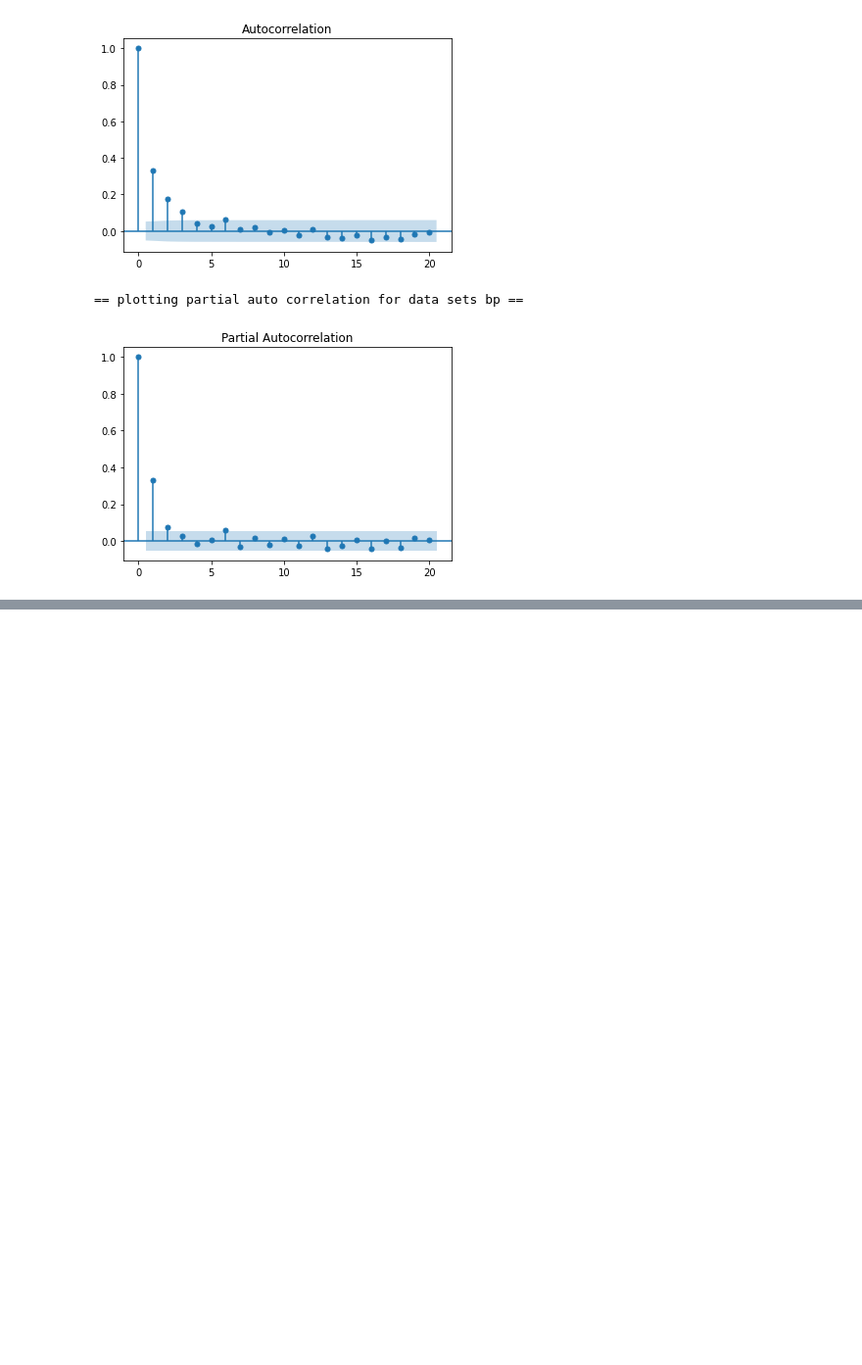
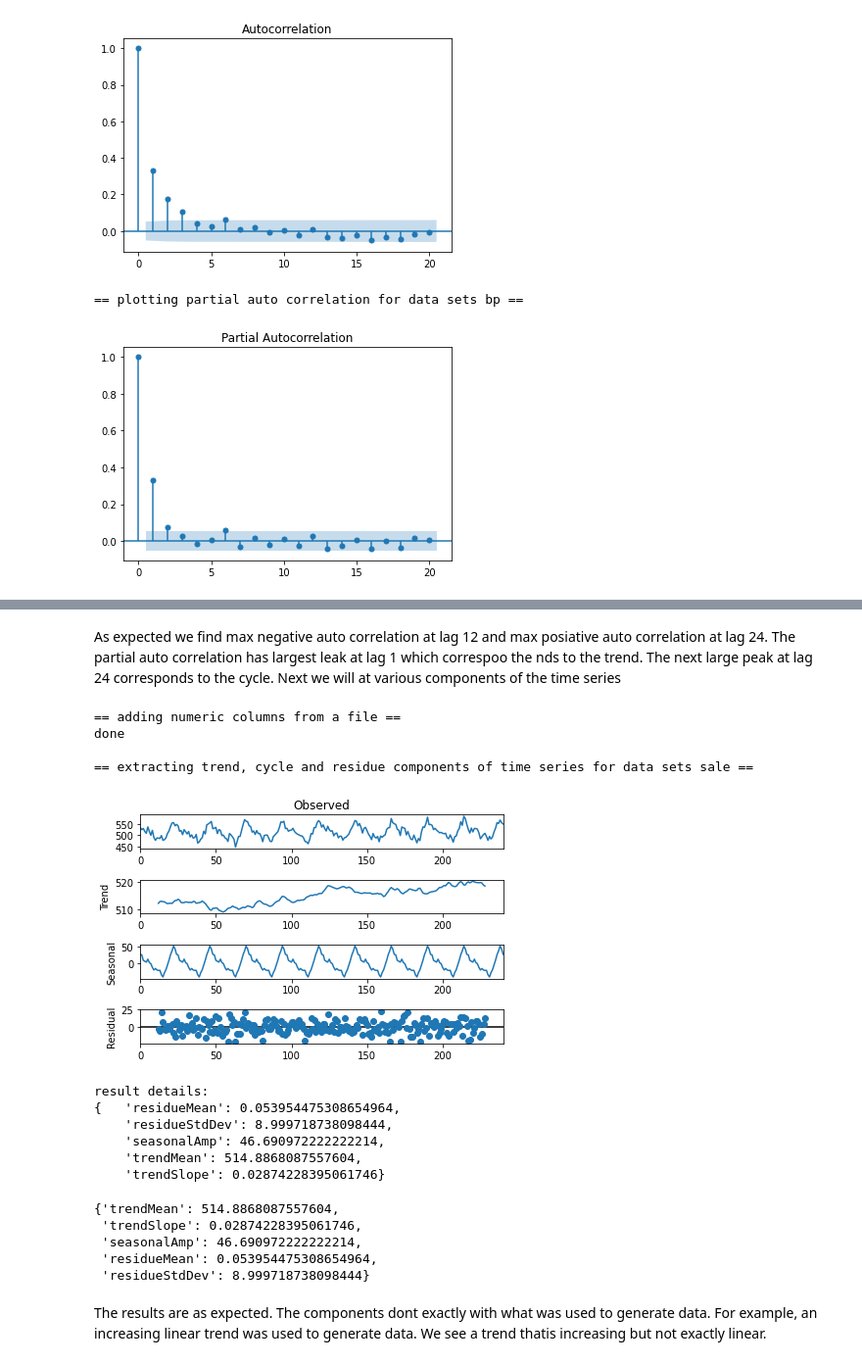
Before and after one commit to pranab/avenir, a Jupyter notebook: python/nbook/tsexpl.ipynb, the cells around one changed output, grey strips where cells are left out. Shown at 98% size. Saved outputs shown, nothing was run; the diff lists cells and outputs as text; code cells hidden in the pictures; blank space fills up the shorter version.

```diff
--- a/python/nbook/tsexpl.ipynb
+++ b/python/nbook/tsexpl.ipynb
@@ -215,0 +273,31 @@ Both auto correlation and partial auto correlation has significant peaks as non
+# %% [markdown]
+As expected we find max negative auto correlation at lag 12 and max posiative auto correlation at lag 24. The partial auto correlation has largest leak at lag 1 which correspoo the nds to the trend. The next large peak at lag 24 corresponds to the cycle. Next we will at various components of the time series
+# %%
+import sys
+import os
+from matplotlib import pyplot
+sys.path.append(os.path.abspath("../mlextra"))
+from daexp import *
+
+exp = DataExplorer()
+exp.addFileNumericData("sale.txt", 1, "sale")
+exp.getTimeSeriesComponents("sale","additive", 24, True, True)
+# %% [output]
+== adding numeric columns from a file ==
+done
+
+== extracting trend, cycle and residue components of time series for data sets sale ==
+[figure, added]
+result details:
+{   'residueMean': 0.053954475308654964,
+    'residueStdDev': 8.999718738098444,
+    'seasonalAmp': 46.690972222222214,
+    'trendMean': 514.8868087557604,
+    'trendSlope': 0.02874228395061746}
+{'trendMean': 514.8868087557604,
+ 'trendSlope': 0.02874228395061746,
+ 'seasonalAmp': 46.690972222222214,
+ 'residueMean': 0.053954475308654964,
+ 'residueStdDev': 8.999718738098444}
+# %% [markdown]
+The results are as expected. The components dont exactly with what was used to generate data. For example, an increasing linear trend was used to generate data. We see a trend thatis increasing but not exactly linear.
```
Also changed, not shown: parts of 11 cells of this notebook.
